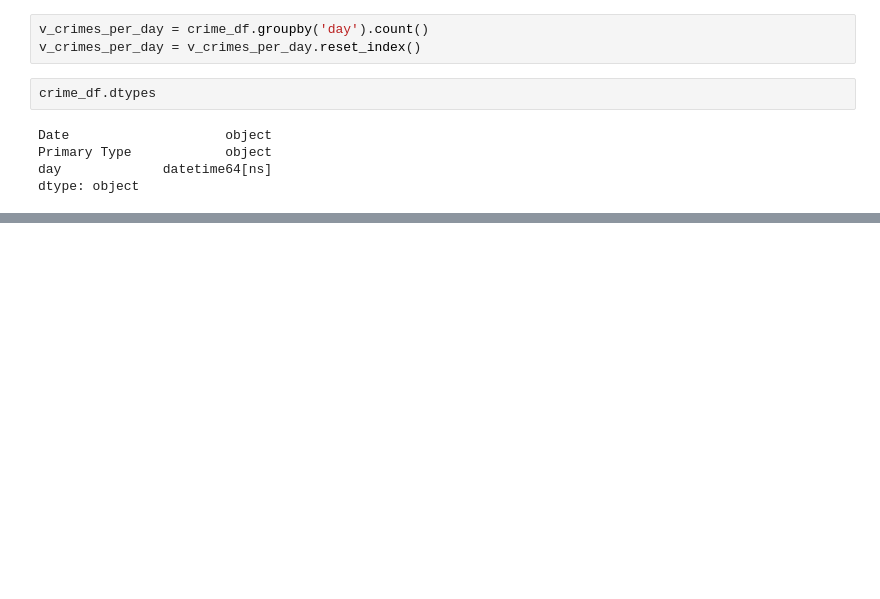
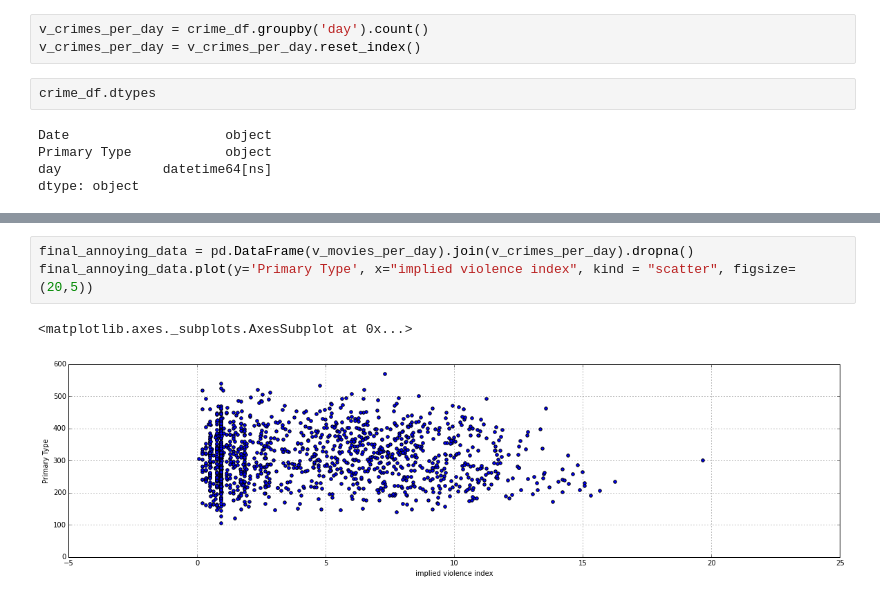
Before and after one commit to potatochip/movie_data_scraping, a Jupyter notebook: Violence_index.ipynb, the cells around one changed output, grey strips where cells are left out. Saved outputs shown, nothing was run; the diff lists cells and outputs as text; blank space fills up the shorter version.

```diff
--- a/Violence_index.ipynb
+++ b/Violence_index.ipynb
@@ -328,0 +531,6 @@ new_graph
+# %%
+final_annoying_data = pd.DataFrame(v_movies_per_day).join(v_crimes_per_day).dropna()
+final_annoying_data.plot(y='Primary Type', x="implied violence index", kind = "scatter", figsize=(20,5))
+# %% [output]
+<matplotlib.axes._subplots.AxesSubplot at 0x...>
+[figure, added]
```
Also changed, not shown: parts of 26 cells of this notebook, 3 other files.
